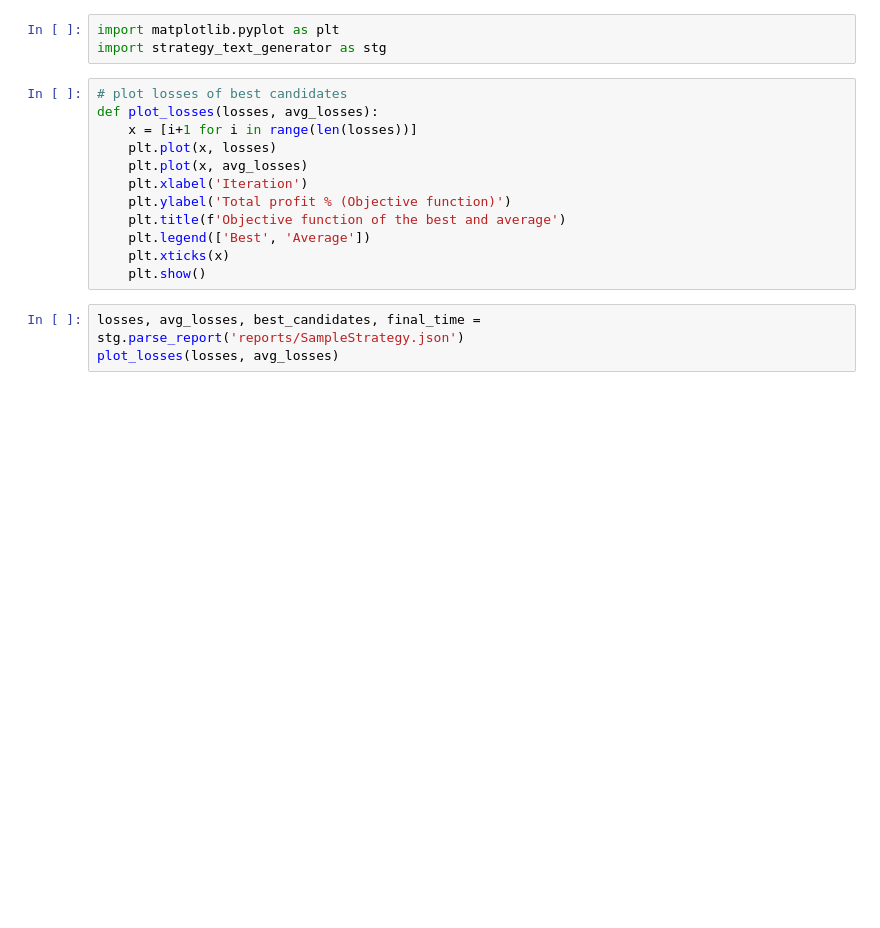
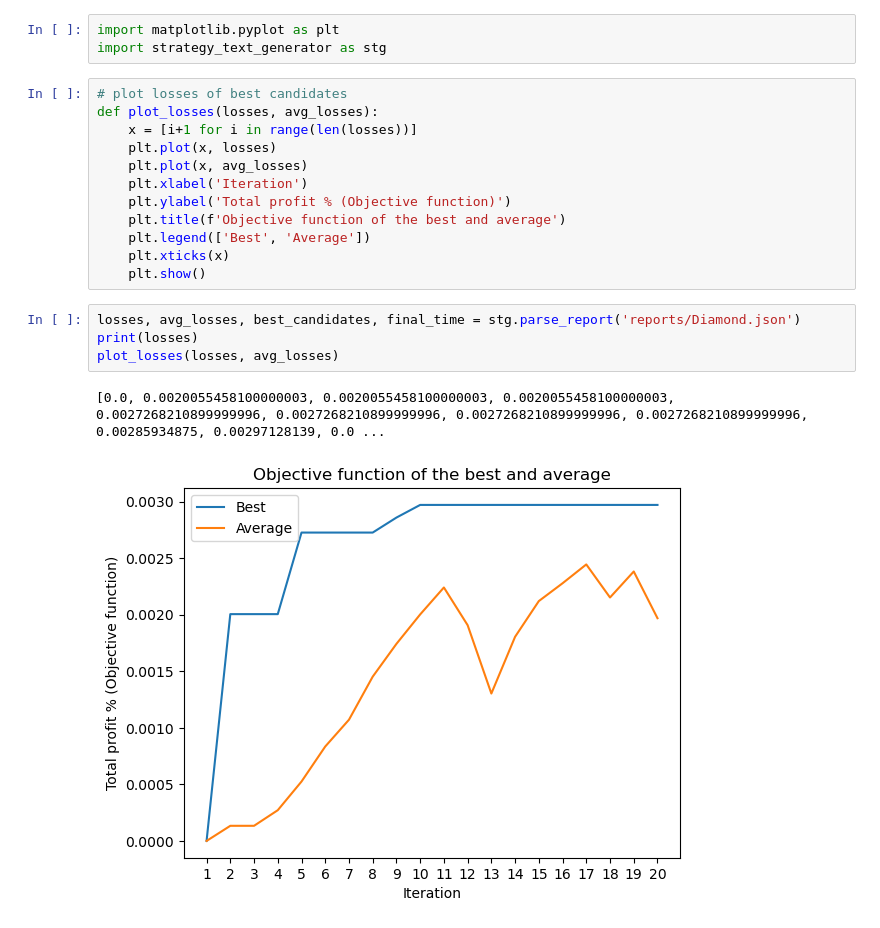
Before and after one commit to NIC-project-team/TradingStrategyGA, a Jupyter notebook: analysis.ipynb, the cells around one changed output. Saved outputs shown, nothing was run; the diff lists cells and outputs as text; blank space fills up the shorter version.

```diff
--- a/analysis.ipynb
+++ b/analysis.ipynb
@@ -14,8 +14,12 @@ def plot_losses(losses, avg_losses):
     plt.xticks(x)
     plt.show()
 # %%
-losses, avg_losses, best_candidates, final_time = stg.parse_report('reports/SampleStrategy.json')
+losses, avg_losses, best_candidates, final_time = stg.parse_report('reports/Diamond.json')
+print(losses)
 plot_losses(losses, avg_losses)
+# %% [output]
+[0.0, 0.0020055458100000003, 0.0020055458100000003, 0.0020055458100000003, 0.0027268210899999996, 0.0027268210899999996, 0.0027268210899999996, 0.0027268210899999996, 0.00285934875, 0.00297128139, 0.0 ...
+[figure, added]
 # %%
 print("Execution time:", round(final_time/60, 2), 'minutes,', round(final_time, 2), 'seconds')
 print("Best candidate parameters:")
```
Also changed, not shown: parts of 1 cell of this notebook, 3 other files.
